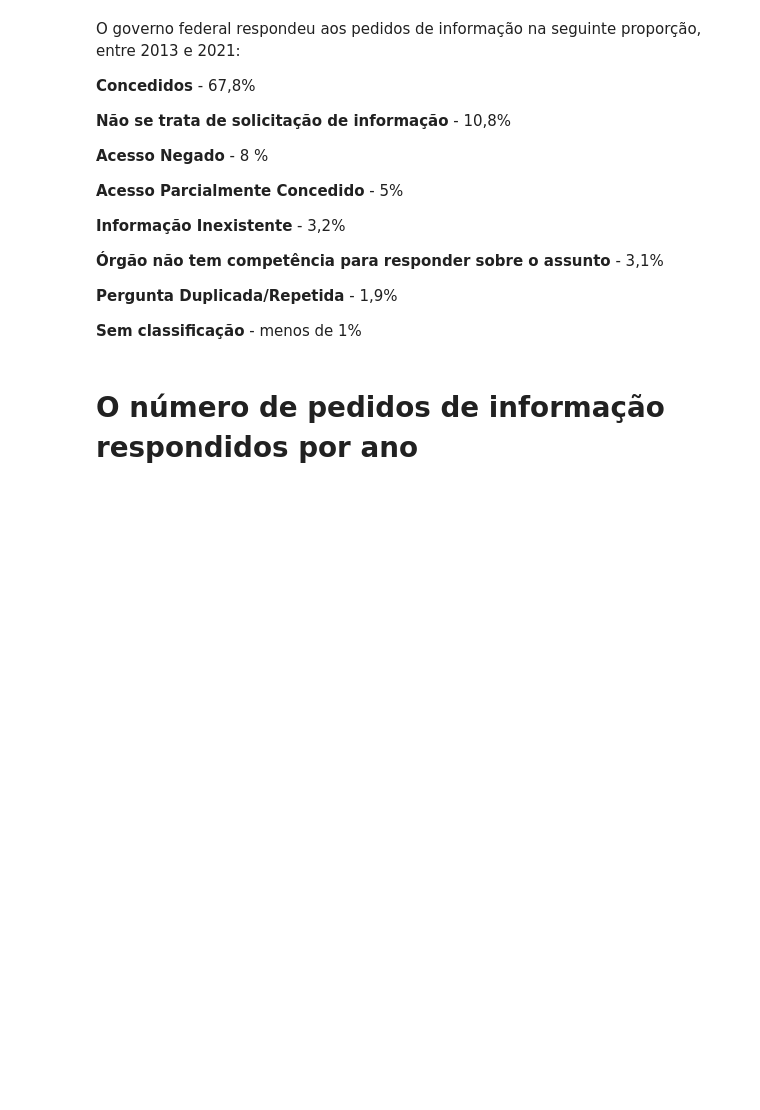
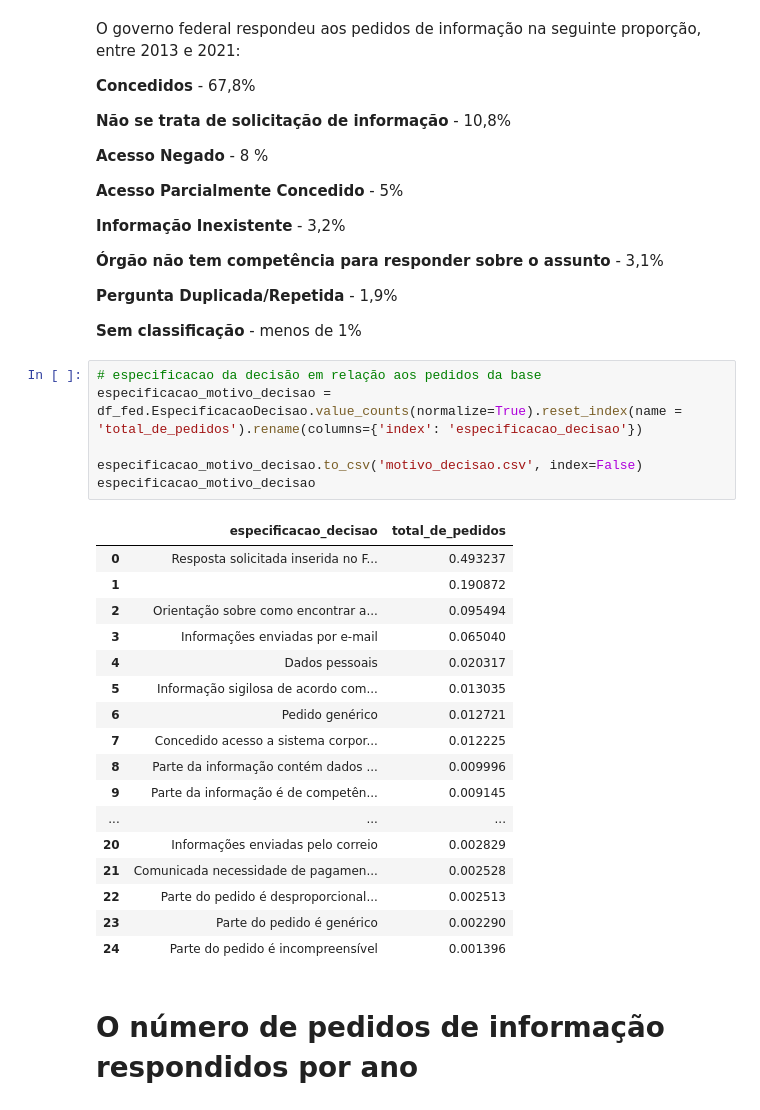
Before and after one commit to luizftoledo/analise_negativas, a Jupyter notebook: analise_negativas_lai_fiquem_sabendo_19_abril_2022.ipynb, the cells around one changed output. Saved outputs shown, nothing was run; the diff lists cells and outputs as text; blank space fills up the shorter version.

```diff
--- a/analise_negativas_lai_fiquem_sabendo_19_abril_2022.ipynb
+++ b/analise_negativas_lai_fiquem_sabendo_19_abril_2022.ipynb
@@ -340,6 +340,30 @@ O governo federal respondeu aos pedidos de informação na seguinte proporção,
 **Pergunta Duplicada/Repetida** - 1,9%
 
 **Sem classificação** - menos de 1%
+# %%
+# especificacao da decisão em relação aos pedidos da base
+especificacao_motivo_decisao = df_fed.EspecificacaoDecisao.value_counts(normalize=True).reset_index(name = 'total_de_pedidos').rename(columns={'index': 'especificacao_decisao'})
+
+especificacao_motivo_decisao.to_csv('motivo_decisao.csv', index=False)
+especificacao_motivo_decisao
+# %% [output]
+|  | especificacao_decisao | total_de_pedidos |
+| 0 | Resposta solicitada inserida no F... | 0.493237 |
+| 1 |  | 0.190872 |
+| 2 | Orientação sobre como encontrar a... | 0.095494 |
+| 3 | Informações enviadas por e-mail | 0.065040 |
+| 4 | Dados pessoais | 0.020317 |
+| 5 | Informação sigilosa de acordo com... | 0.013035 |
+| 6 | Pedido genérico | 0.012721 |
+| 7 | Concedido acesso a sistema corpor... | 0.012225 |
+| 8 | Parte da informação contém dados ... | 0.009996 |
+| 9 | Parte da informação é de competên... | 0.009145 |
+| ... | ... | ... |
+| 20 | Informações enviadas pelo correio | 0.002829 |
+| 21 | Comunicada necessidade de pagamen... | 0.002528 |
+| 22 | Parte do pedido é desproporcional... | 0.002513 |
+| 23 | Parte do pedido é genérico | 0.002290 |
+| 24 | Parte do pedido é incompreensível | 0.001396 |
 # %% [markdown]
 # O número de pedidos de informação respondidos por ano
 # %%
```
Also changed, not shown: parts of 9 cells of this notebook.
